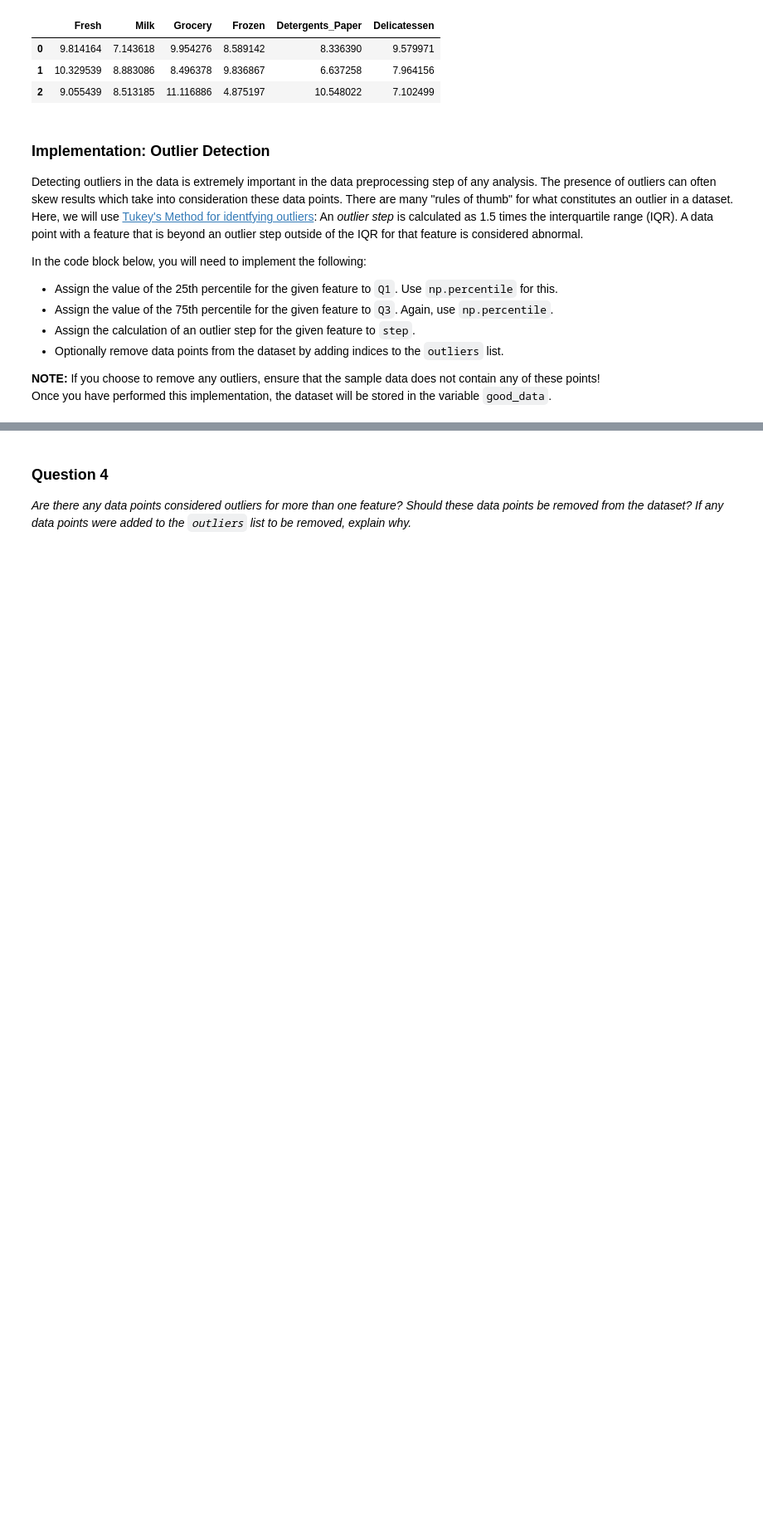
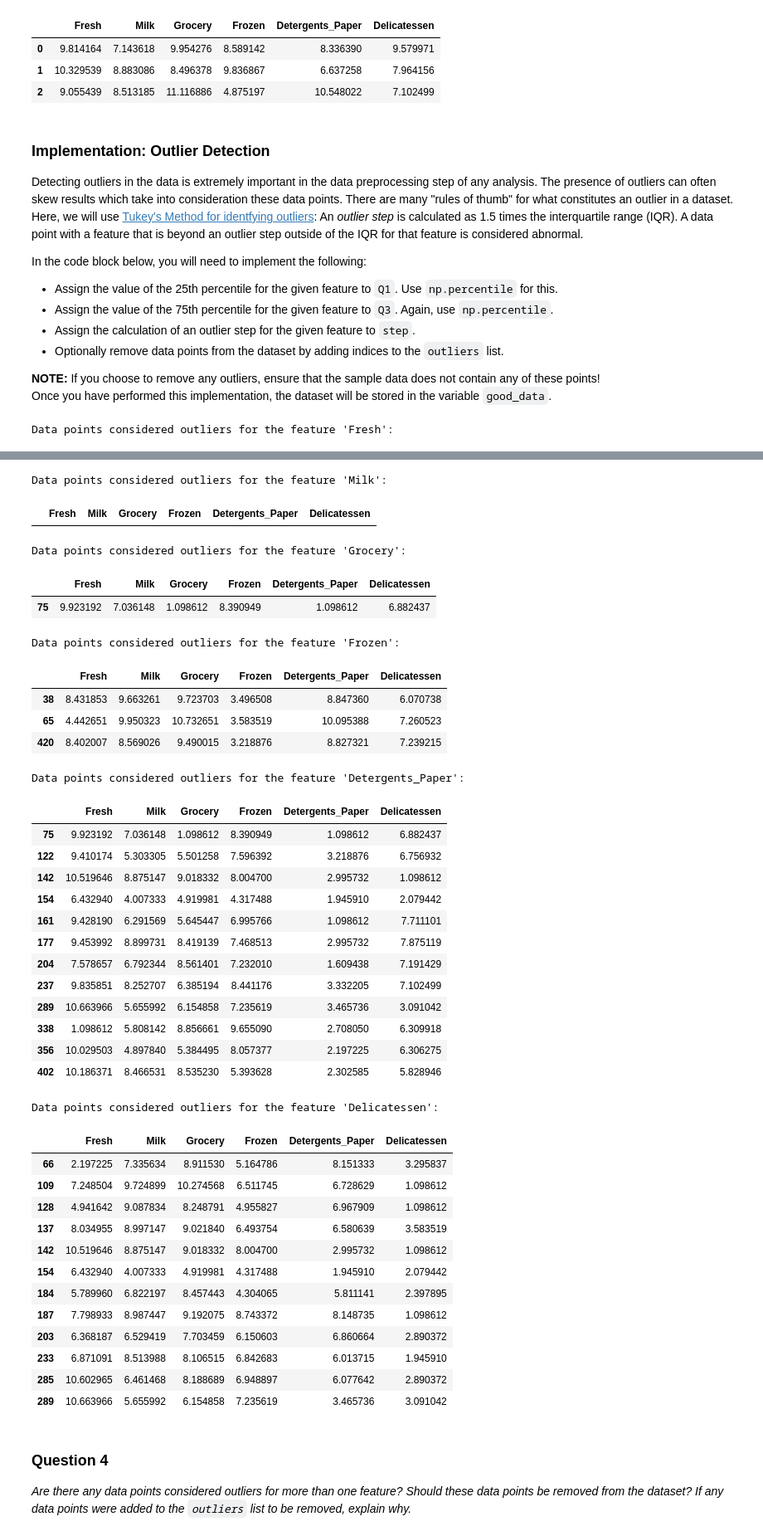
Before and after one commit to LevinJ/machine-learning, a Jupyter notebook: projects/creating_customer_segments/customer_segments.ipynb, the cells around one changed output, grey strips where cells are left out. Shown: that part at 83% size. Drawn from its saved outputs; the diff is of its cells as text; code cells hidden in the pictures; blank space fills up the shorter version.

Commit message:
remove outlier

```diff
--- a/projects/creating_customer_segments/customer_segments.ipynb
+++ b/projects/creating_customer_segments/customer_segments.ipynb
@@ -186,13 +186,13 @@ Once you have performed this implementation, the dataset will be stored in the v
 for feature in log_data.keys():
 
     # TODO: Calculate Q1 (25th percentile of the data) for the given feature
-    Q1 = None
+    Q1 = np.percentile(log_data, 25)
 
     # TODO: Calculate Q3 (75th percentile of the data) for the given feature
-    Q3 = None
+    Q3 = np.percentile(log_data, 75)
 
     # TODO: Use the interquartile range to calculate an outlier step (1.5 times the interquartile range)
-    step = None
+    step = 1.5 * (Q3 - Q1)
 
     # Display the outliers
     print "Data points considered outliers for the feature '{}':".format(feature)
@@ -203,3 +203,5 @@ outliers  = []
 
 # Remove the outliers, if any were specified
 good_data = log_data.drop(log_data.index[outliers]).reset_index(drop = True)
+# %% [output]
+Data points considered outliers for the feature 'Fresh':
@@ -206,3 +214,41 @@ good_data = log_data.drop(log_data.index[outliers]).reset_index(drop = True)
+Data points considered outliers for the feature 'Milk':
+|  | Fresh | Milk | Grocery | Frozen | Detergents_Paper | Delicatessen |
+Data points considered outliers for the feature 'Grocery':
+|  | Fresh | Milk | Grocery | Frozen | Detergents_Paper | Delicatessen |
+| 75 | 9.923192 | 7.036148 | 1.098612 | 8.390949 | 1.098612 | 6.882437 |
+Data points considered outliers for the feature 'Frozen':
+|  | Fresh | Milk | Grocery | Frozen | Detergents_Paper | Delicatessen |
+| 38 | 8.431853 | 9.663261 | 9.723703 | 3.496508 | 8.847360 | 6.070738 |
+| 65 | 4.442651 | 9.950323 | 10.732651 | 3.583519 | 10.095388 | 7.260523 |
+| 420 | 8.402007 | 8.569026 | 9.490015 | 3.218876 | 8.827321 | 7.239215 |
+Data points considered outliers for the feature 'Detergents_Paper':
+|  | Fresh | Milk | Grocery | Frozen | Detergents_Paper | Delicatessen |
+| 75 | 9.923192 | 7.036148 | 1.098612 | 8.390949 | 1.098612 | 6.882437 |
+| 122 | 9.410174 | 5.303305 | 5.501258 | 7.596392 | 3.218876 | 6.756932 |
+| 142 | 10.519646 | 8.875147 | 9.018332 | 8.004700 | 2.995732 | 1.098612 |
+| 154 | 6.432940 | 4.007333 | 4.919981 | 4.317488 | 1.945910 | 2.079442 |
+| 161 | 9.428190 | 6.291569 | 5.645447 | 6.995766 | 1.098612 | 7.711101 |
+| 177 | 9.453992 | 8.899731 | 8.419139 | 7.468513 | 2.995732 | 7.875119 |
+| 204 | 7.578657 | 6.792344 | 8.561401 | 7.232010 | 1.609438 | 7.191429 |
+| 237 | 9.835851 | 8.252707 | 6.385194 | 8.441176 | 3.332205 | 7.102499 |
+| 289 | 10.663966 | 5.655992 | 6.154858 | 7.235619 | 3.465736 | 3.091042 |
+| 338 | 1.098612 | 5.808142 | 8.856661 | 9.655090 | 2.708050 | 6.309918 |
+| 356 | 10.029503 | 4.897840 | 5.384495 | 8.057377 | 2.197225 | 6.306275 |
+| 402 | 10.186371 | 8.466531 | 8.535230 | 5.393628 | 2.302585 | 5.828946 |
+Data points considered outliers for the feature 'Delicatessen':
+|  | Fresh | Milk | Grocery | Frozen | Detergents_Paper | Delicatessen |
+| 66 | 2.197225 | 7.335634 | 8.911530 | 5.164786 | 8.151333 | 3.295837 |
+| 109 | 7.248504 | 9.724899 | 10.274568 | 6.511745 | 6.728629 | 1.098612 |
+| 128 | 4.941642 | 9.087834 | 8.248791 | 4.955827 | 6.967909 | 1.098612 |
+| 137 | 8.034955 | 8.997147 | 9.021840 | 6.493754 | 6.580639 | 3.583519 |
+| 142 | 10.519646 | 8.875147 | 9.018332 | 8.004700 | 2.995732 | 1.098612 |
+| 154 | 6.432940 | 4.007333 | 4.919981 | 4.317488 | 1.945910 | 2.079442 |
+| 184 | 5.789960 | 6.822197 | 8.457443 | 4.304065 | 5.811141 | 2.397895 |
+| 187 | 7.798933 | 8.987447 | 9.192075 | 8.743372 | 8.148735 | 1.098612 |
+| 203 | 6.368187 | 6.529419 | 7.703459 | 6.150603 | 6.860664 | 2.890372 |
+| 233 | 6.871091 | 8.513988 | 8.106515 | 6.842683 | 6.013715 | 1.945910 |
+| 285 | 10.602965 | 6.461468 | 8.188689 | 6.948897 | 6.077642 | 2.890372 |
+| 289 | 10.663966 | 5.655992 | 6.154858 | 7.235619 | 3.465736 | 3.091042 |
 # %% [markdown]
 ### Question 4
 *Are there any data points considered outliers for more than one feature? Should these data points be removed from the dataset? If any data points were added to the `outliers` list to be removed, explain why.*
```
Also changed, not shown: parts of 3 cells of this notebook, 1 other file.
